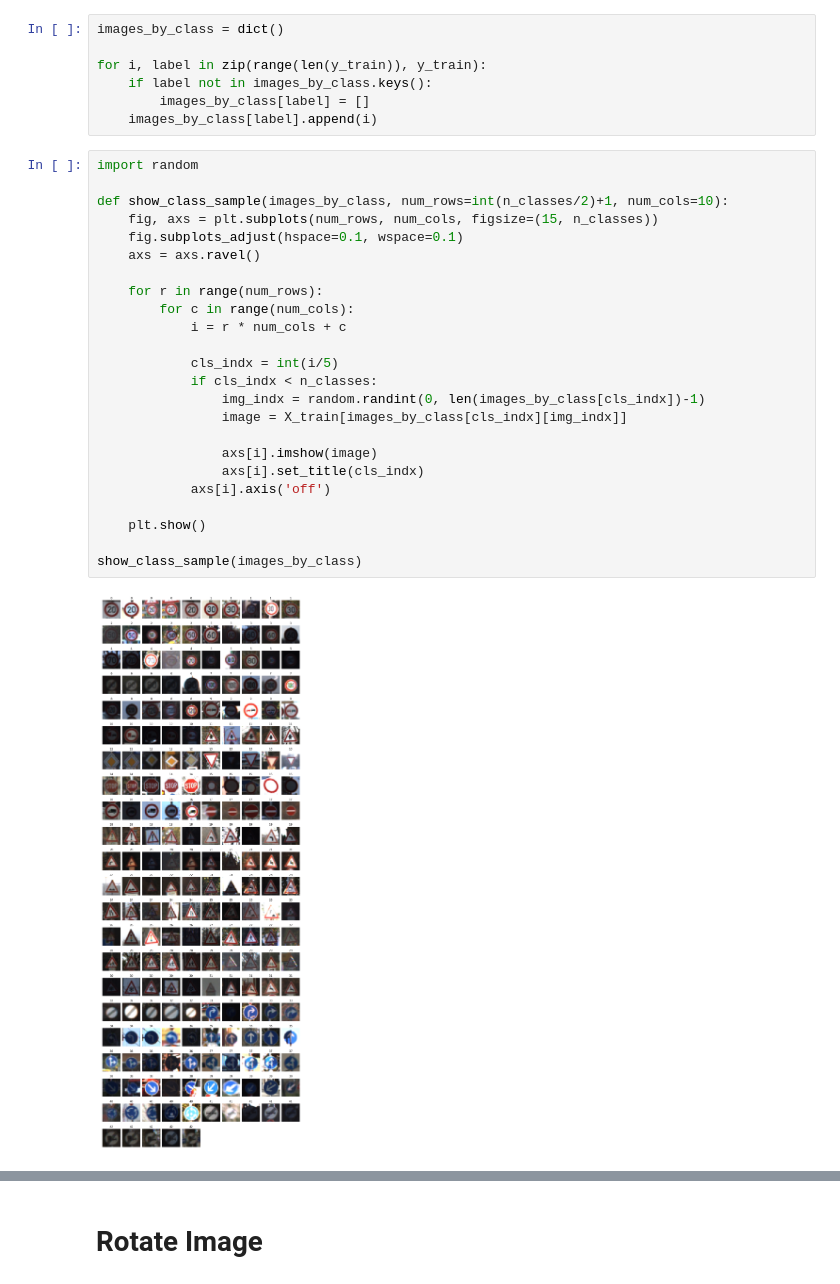
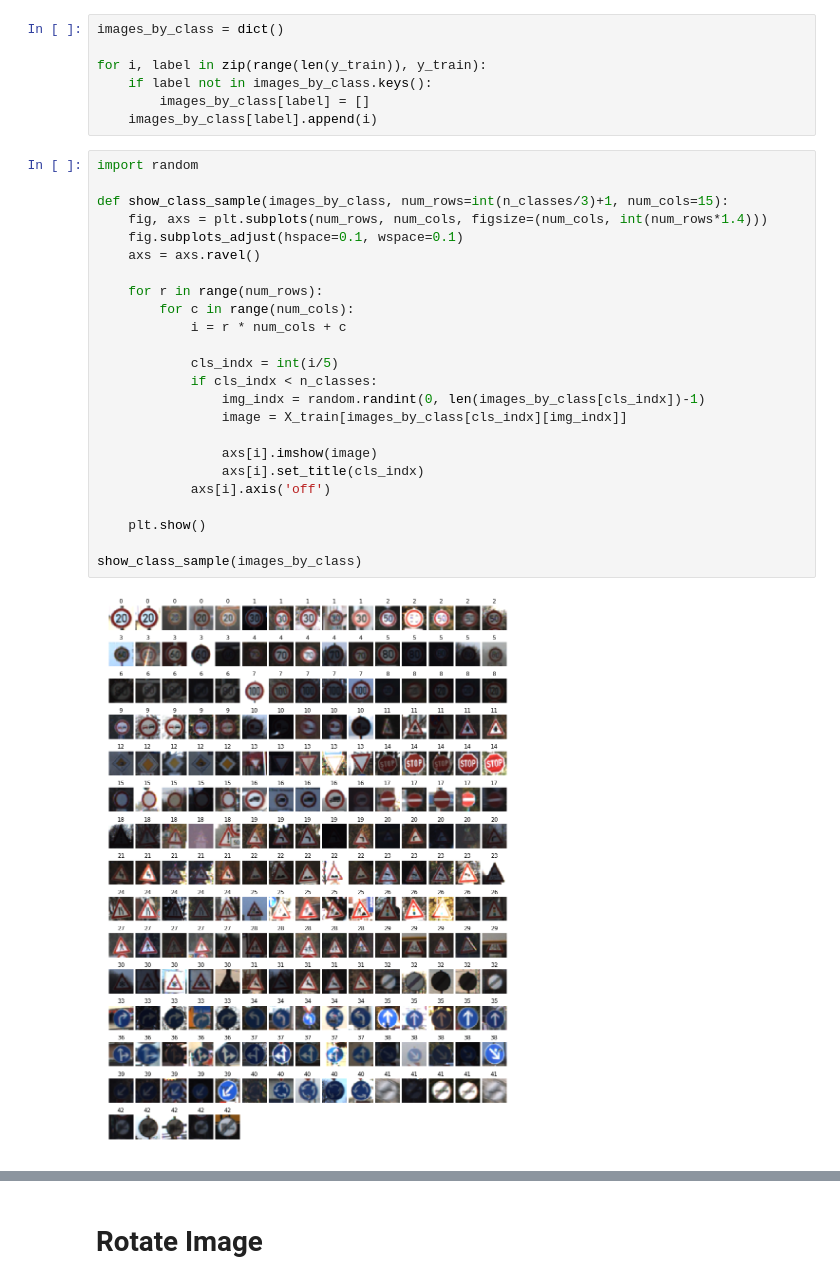
Before and after one commit to hafizur-rahman/CarND-Traffic-Sign-Classifier-Project, a Jupyter notebook: Traffic_Sign_Classifier.ipynb, the cells around one changed output, grey strips where cells are left out. Drawn from its saved outputs; the diff is of its cells as text.

```diff
--- a/Traffic_Sign_Classifier.ipynb
+++ b/Traffic_Sign_Classifier.ipynb
@@ -185,26 +185,26 @@ for i, label in zip(range(len(y_train)), y_train):
 # %%
 import random
 
-def show_class_sample(images_by_class, num_rows=int(n_classes/2)+1, num_cols=10):
-    fig, axs = plt.subplots(num_rows, num_cols, figsize=(15, n_classes))
+def show_class_sample(images_by_class, num_rows=int(n_classes/3)+1, num_cols=15):
+    fig, axs = plt.subplots(num_rows, num_cols, figsize=(num_cols, int(num_rows*1.4)))
     fig.subplots_adjust(hspace=0.1, wspace=0.1)
     axs = axs.ravel()
 
     for r in range(num_rows):
         for c in range(num_cols):
             i = r * num_cols + c
 
             cls_indx = int(i/5)
             if cls_indx < n_classes:
                 img_indx = random.randint(0, len(images_by_class[cls_indx])-1)
                 image = X_train[images_by_class[cls_indx][img_indx]]
 
                 axs[i].imshow(image)
                 axs[i].set_title(cls_indx)
             axs[i].axis('off')
 
     plt.show()
 
 show_class_sample(images_by_class)
 # %% [output]
-[figure, old version]
+[figure, new version]
```
Also changed, not shown: parts of 9 cells of this notebook.
